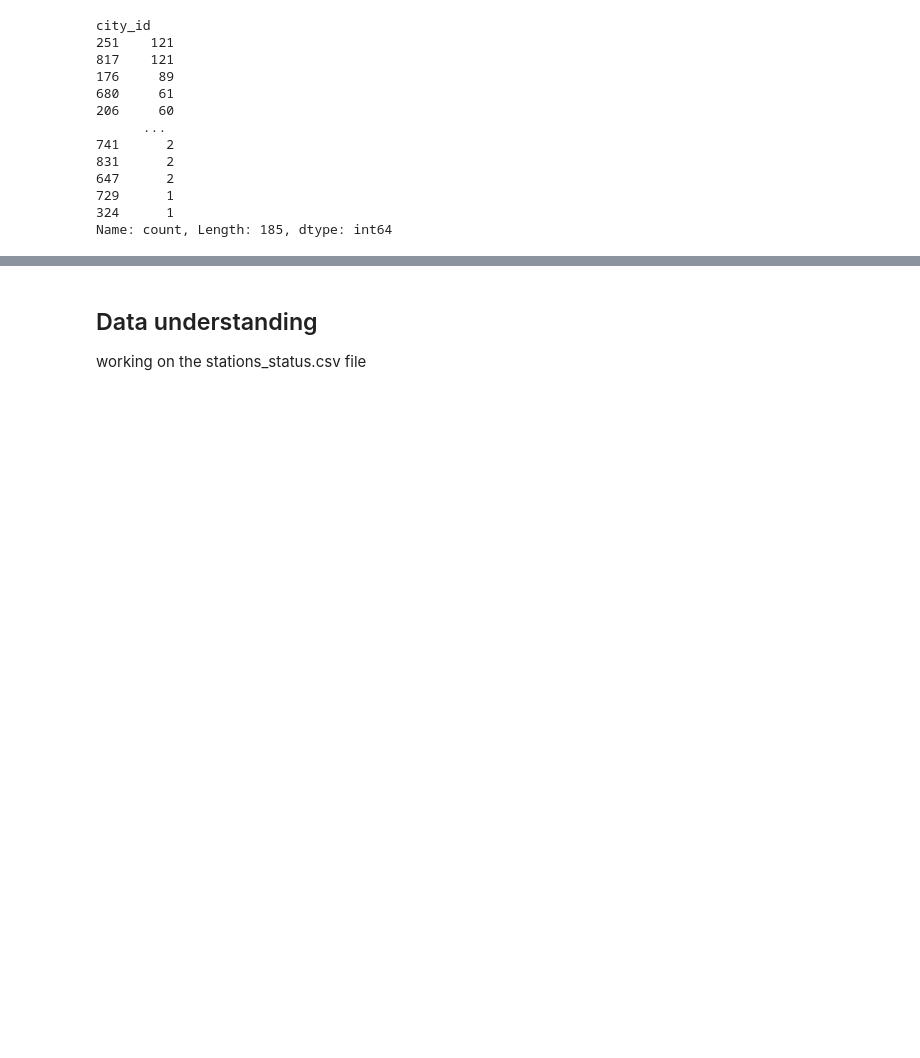
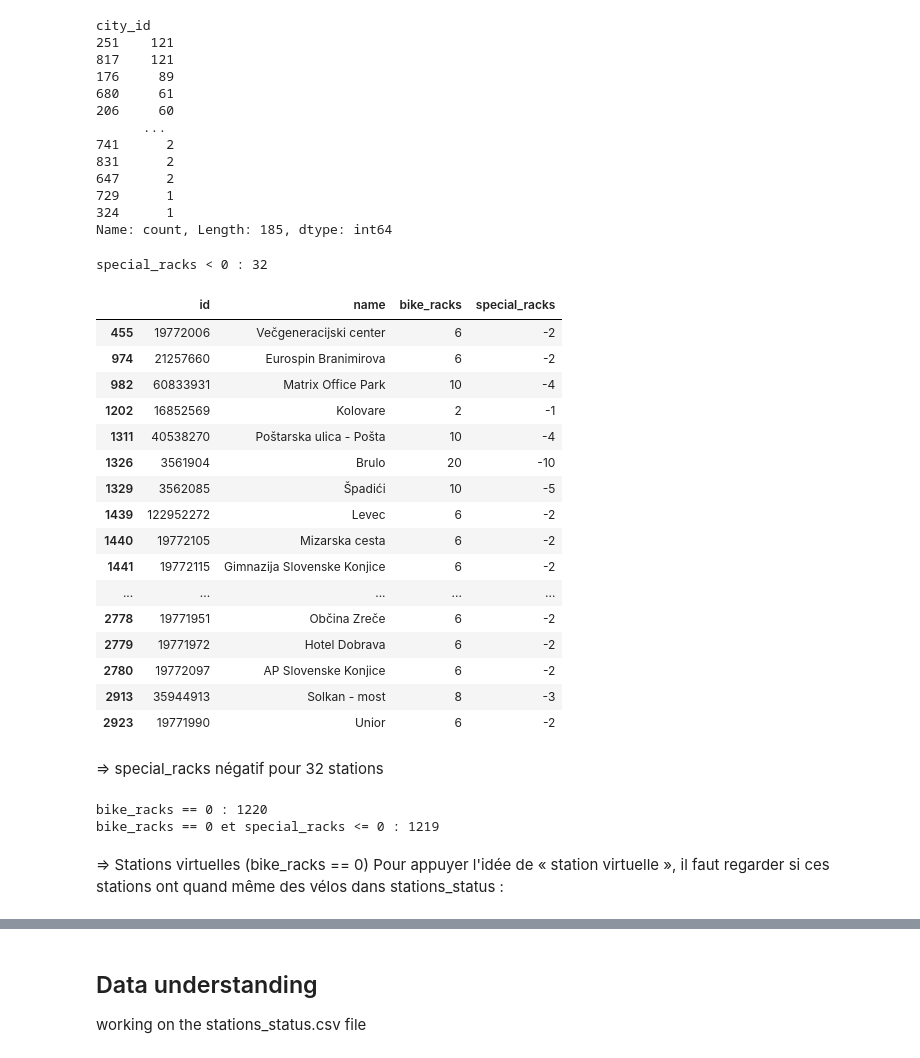
Before and after one commit to Fati349/FML-Challenge, a Jupyter notebook: notebooks/01_exploration.ipynb, the cells around one changed output, grey strips where cells are left out. Saved outputs shown, nothing was run; the diff lists cells and outputs as text; code cells hidden in the pictures; blank space fills up the shorter version.

Commit message:
ajout de quelques observations pour stations.csv

```diff
--- a/notebooks/01_exploration.ipynb
+++ b/notebooks/01_exploration.ipynb
@@ -459,3 +474,37 @@ city_id
 729      1
 324      1
 Name: count, Length: 185, dtype: int64
+# %%
+print("special_racks < 0 :", (stations["special_racks"] < 0).sum())
+stations.loc[stations["special_racks"] < 0, ["id", "name", "bike_racks", "special_racks"]]
+# %% [output]
+special_racks < 0 : 32
+|  | id | name | bike_racks | special_racks |
+| 455 | 19772006 | Večgeneracijski center | 6 | -2 |
+| 974 | 21257660 | Eurospin Branimirova | 6 | -2 |
+| 982 | 60833931 | Matrix Office Park | 10 | -4 |
+| 1202 | 16852569 | Kolovare | 2 | -1 |
+| 1311 | 40538270 | Poštarska ulica - Pošta | 10 | -4 |
+| 1326 | 3561904 | Brulo | 20 | -10 |
+| 1329 | 3562085 | Špadići | 10 | -5 |
+| 1439 | 122952272 | Levec | 6 | -2 |
+| 1440 | 19772105 | Mizarska cesta | 6 | -2 |
+| 1441 | 19772115 | Gimnazija Slovenske Konjice | 6 | -2 |
+| ... | ... | ... | ... | ... |
+| 2778 | 19771951 | Občina Zreče | 6 | -2 |
+| 2779 | 19771972 | Hotel Dobrava | 6 | -2 |
+| 2780 | 19772097 | AP Slovenske Konjice | 6 | -2 |
+| 2913 | 35944913 | Solkan - most | 8 | -3 |
+| 2923 | 19771990 | Unior | 6 | -2 |
+# %% [markdown]
+=> special_racks négatif pour 32 stations
+# %%
+print("bike_racks == 0 :", (stations["bike_racks"] == 0).sum())
+print("bike_racks == 0 et special_racks <= 0 :",
+      ((stations["bike_racks"] == 0) & (stations["special_racks"] <= 0)).sum())
+# %% [output]
+bike_racks == 0 : 1220
+bike_racks == 0 et special_racks <= 0 : 1219
+# %% [markdown]
+=>  Stations virtuelles (bike_racks == 0)
+Pour appuyer l'idée de « station virtuelle », il faut regarder si ces stations ont quand même des vélos dans stations_status :
```
Also changed, not shown: parts of 4 cells of this notebook.
